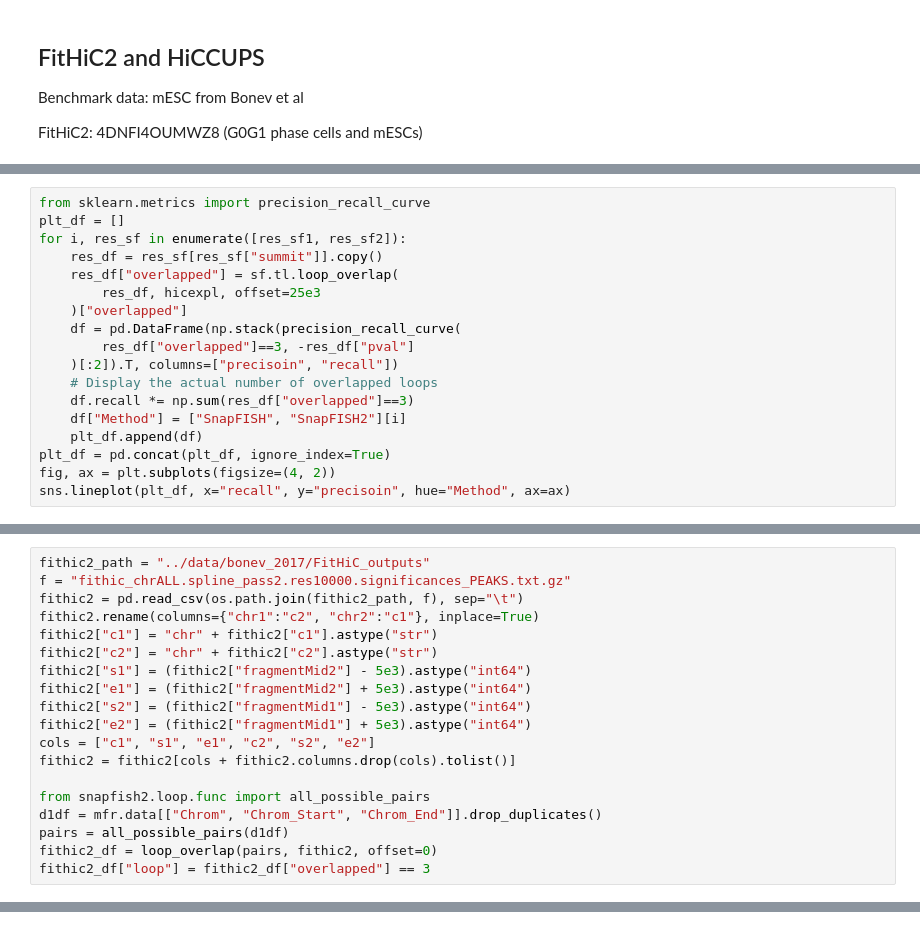
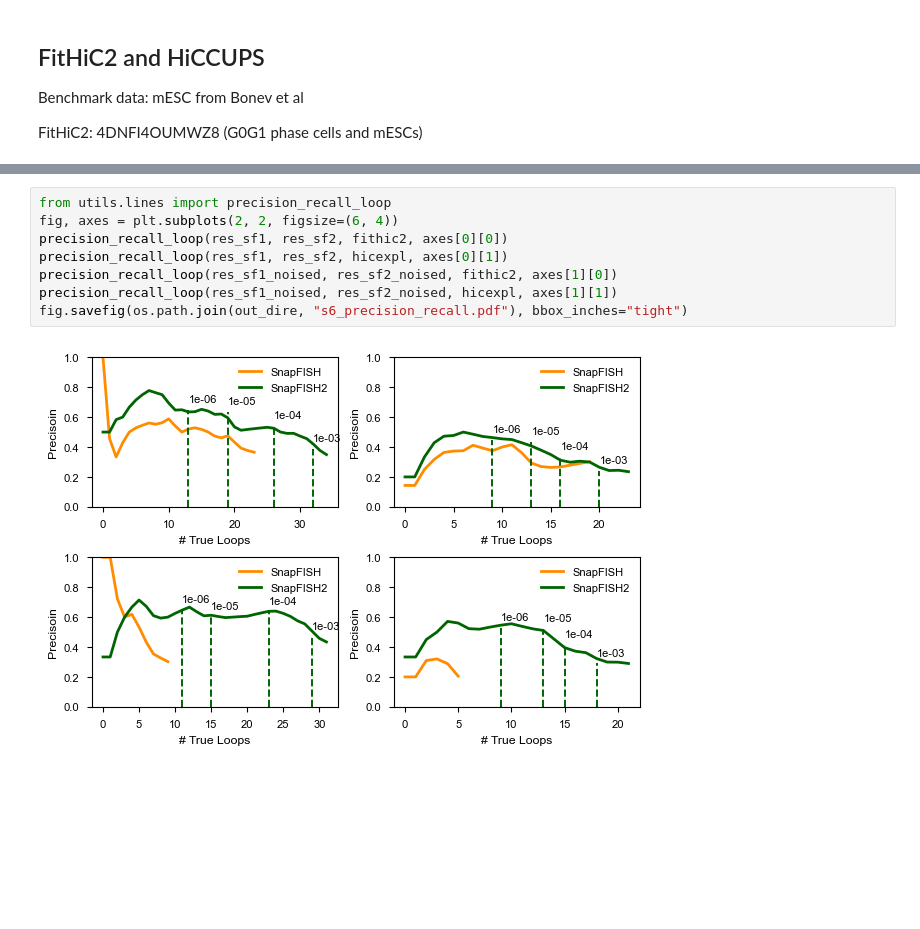
Before and after one commit to hyuyu104/ArcFISH, a Jupyter notebook: figures/1loop_benchmark.ipynb, the cells around one changed output, grey strips where cells are left out. Drawn from its saved outputs; the diff is of its cells as text; blank space fills up the shorter version.

```diff
--- a/figures/1loop_benchmark.ipynb
+++ b/figures/1loop_benchmark.ipynb
@@ -423,18 +473,0 @@ len(res_df[res_df["overlapped"]==3])
-# %%
-from sklearn.metrics import precision_recall_curve
-plt_df = []
-for i, res_sf in enumerate([res_sf1, res_sf2]):
-    res_df = res_sf[res_sf["summit"]].copy()
-    res_df["overlapped"] = sf.tl.loop_overlap(
-        res_df, hicexpl, offset=25e3
-    )["overlapped"]
-    df = pd.DataFrame(np.stack(precision_recall_curve(
-        res_df["overlapped"]==3, -res_df["pval"]
-    )[:2]).T, columns=["precisoin", "recall"])
-    # Display the actual number of overlapped loops
-    df.recall *= np.sum(res_df["overlapped"]==3)
-    df["Method"] = ["SnapFISH", "SnapFISH2"][i]
-    plt_df.append(df)
-plt_df = pd.concat(plt_df, ignore_index=True)
-fig, ax = plt.subplots(figsize=(4, 2))
-sns.lineplot(plt_df, x="recall", y="precisoin", hue="Method", ax=ax)
@@ -489,19 +473,0 @@ assert len(hic_df[hic_df["s1"] > hic_df["s2"]]) == 0, \
-# %%
-fithic2_path = "../data/bonev_2017/FitHiC_outputs"
-f = "fithic_chrALL.spline_pass2.res10000.significances_PEAKS.txt.gz"
-fithic2 = pd.read_csv(os.path.join(fithic2_path, f), sep="\t")
-fithic2.rename(columns={"chr1":"c2", "chr2":"c1"}, inplace=True)
-fithic2["c1"] = "chr" + fithic2["c1"].astype("str")
-fithic2["c2"] = "chr" + fithic2["c2"].astype("str")
-fithic2["s1"] = (fithic2["fragmentMid2"] - 5e3).astype("int64")
-fithic2["e1"] = (fithic2["fragmentMid2"] + 5e3).astype("int64")
-fithic2["s2"] = (fithic2["fragmentMid1"] - 5e3).astype("int64")
-fithic2["e2"] = (fithic2["fragmentMid1"] + 5e3).astype("int64")
-cols = ["c1", "s1", "e1", "c2", "s2", "e2"]
-fithic2 = fithic2[cols + fithic2.columns.drop(cols).tolist()]
-
-from snapfish2.loop.func import all_possible_pairs
-d1df = mfr.data[["Chrom", "Chrom_Start", "Chrom_End"]].drop_duplicates()
-pairs = all_possible_pairs(d1df)
-fithic2_df = loop_overlap(pairs, fithic2, offset=0)
-fithic2_df["loop"] = fithic2_df["overlapped"] == 3
@@ -648,0 +474,10 @@ a
+# %%
+from utils.lines import precision_recall_loop
+fig, axes = plt.subplots(2, 2, figsize=(6, 4))
+precision_recall_loop(res_sf1, res_sf2, fithic2, axes[0][0])
+precision_recall_loop(res_sf1, res_sf2, hicexpl, axes[0][1])
+precision_recall_loop(res_sf1_noised, res_sf2_noised, fithic2, axes[1][0])
+precision_recall_loop(res_sf1_noised, res_sf2_noised, hicexpl, axes[1][1])
+fig.savefig(os.path.join(out_dire, "s6_precision_recall.pdf"), bbox_inches="tight")
+# %% [output]
+[figure, added]
```
Also changed, not shown: parts of 22 cells of this notebook, 2 other files.
